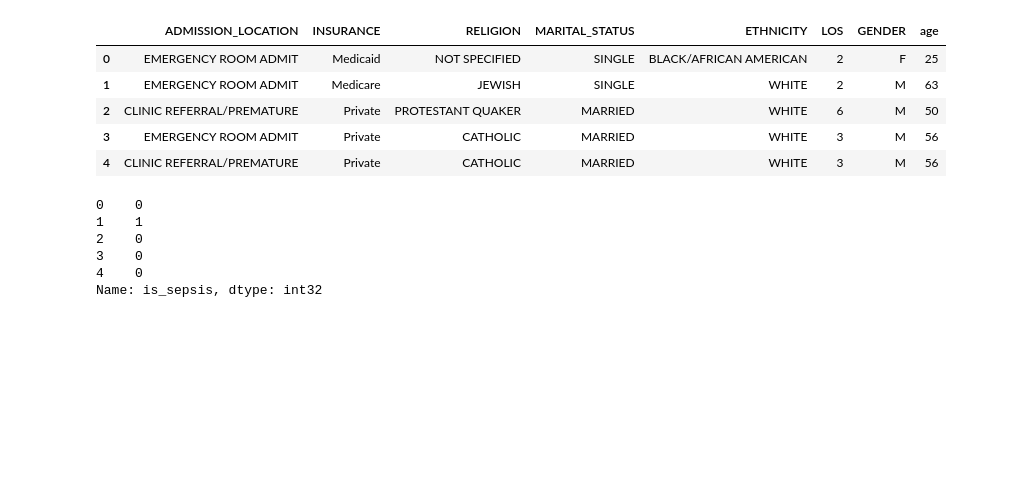
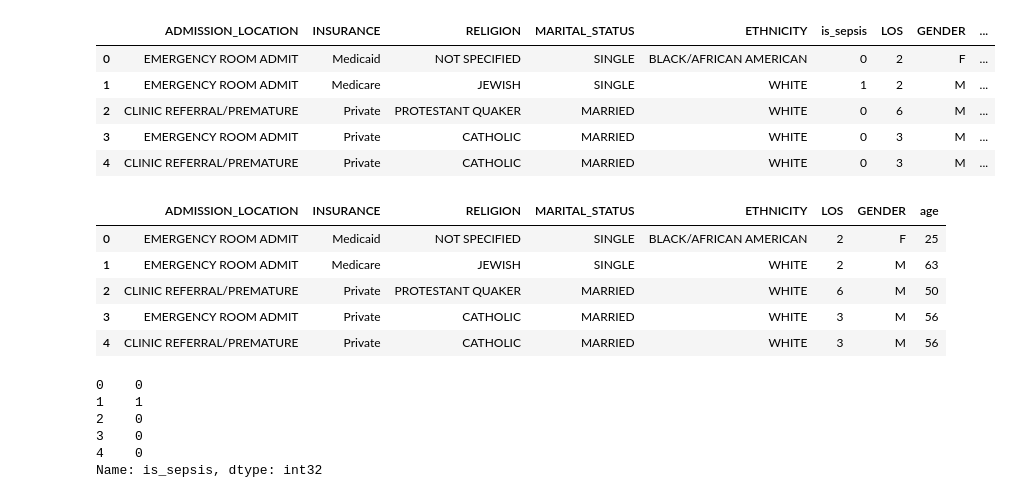
Before and after one commit to zengjilie/sepsis-prediction, a Jupyter notebook: main.ipynb, the cells around one changed output. Cells and saved outputs as stored; diff of their text form; code cells hidden in the pictures; blank space fills up the shorter version.

```diff
--- a/main.ipynb
+++ b/main.ipynb
@@ -126,3 +134,27 @@ df_merge
+# %%
+# Merge tables
+
+df_merge = pd.merge(df_admi, df_diag, on="SUBJECT_ID")
+df_merge = pd.merge(df_merge,df_los, on="SUBJECT_ID")
+df_merge = pd.merge(df_merge,df_patient, on="SUBJECT_ID")
+df_merge.drop([
+    "SUBJECT_ID",
+    "ADMISSION_TYPE",
+    "DISCHARGE_LOCATION"
+],axis = 1, inplace = True)
+
+# downcasting int64 to int 32
+d = dict.fromkeys(df_merge.select_dtypes(np.int64).columns, np.int32)
+df_merge = df_merge.astype(d)
+# df_merge.dtypes
+df_merge.head()
+# %% [output]
+|  | ADMISSION_LOCATION | INSURANCE | RELIGION | MARITAL_STATUS | ETHNICITY | is_sepsis | LOS | GENDER | ... |
+| 0 | EMERGENCY ROOM ADMIT | Medicaid | NOT SPECIFIED | SINGLE | BLACK/AFRICAN AMERICAN | 0 | 2 | F | ... |
+| 1 | EMERGENCY ROOM ADMIT | Medicare | JEWISH | SINGLE | WHITE | 1 | 2 | M | ... |
+| 2 | CLINIC REFERRAL/PREMATURE | Private | PROTESTANT QUAKER | MARRIED | WHITE | 0 | 6 | M | ... |
+| 3 | EMERGENCY ROOM ADMIT | Private | CATHOLIC | MARRIED | WHITE | 0 | 3 | M | ... |
+| 4 | CLINIC REFERRAL/PREMATURE | Private | CATHOLIC | MARRIED | WHITE | 0 | 3 | M | ... |
 # %%
 # ML model
 # Indepenet variable
```
Also changed, not shown: parts of 21 cells of this notebook.
